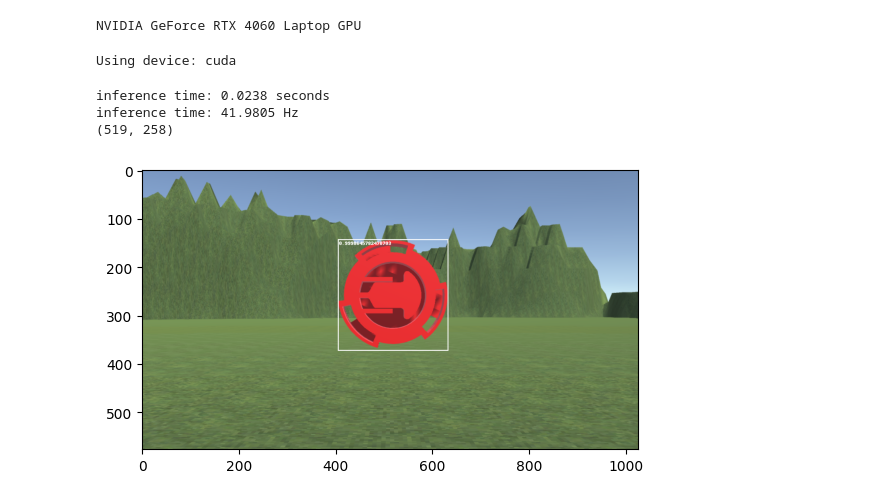
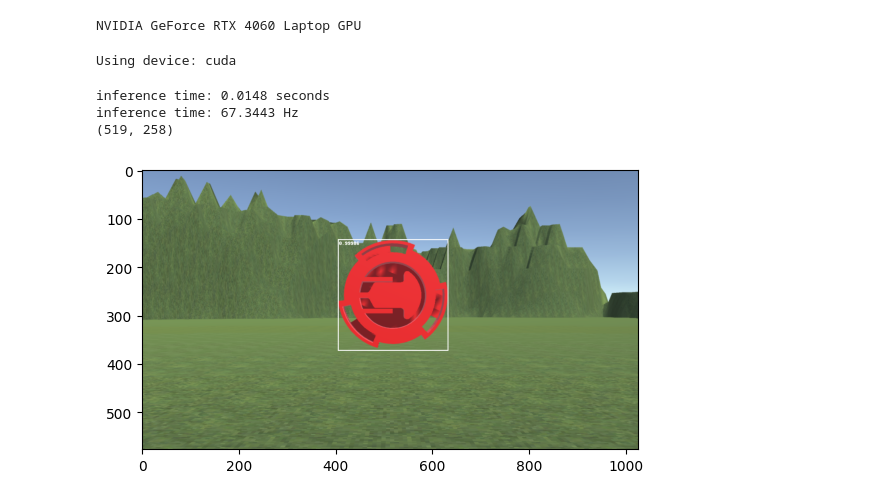
Before and after one commit to keenanbuckley/RealsenseFuelcap, a Jupyter notebook: Bounding_Box_Test.ipynb, the cells around one changed output. Cells and saved outputs as stored; diff of their text form; code cells hidden in the pictures.

Commit message:
Create an API for the bounding box model

```diff
--- a/Bounding_Box_Test.ipynb
+++ b/Bounding_Box_Test.ipynb
@@ -12,20 +12,13 @@ from torchvision.io import read_image
-# %%
-transform = FasterRCNN_MobileNet_V3_Large_FPN_Weights.COCO_V1.transforms()
-
-MODEL_PATH = "./models/bbox_net_trained.pth"
-
-image_dir = './data/color'
-
-model = torch.load(MODEL_PATH, map_location=torch.device('cpu'))
-device = torch.device('cuda' if torch.cuda.is_available() else 'cpu')
-#device = 'cpu'
-print(f"Using device: {device}")
-if str(device) == 'cuda':
-    model.cuda()
-else:
-    model.cpu()
-# %% [output]
-Using device: cuda
+# %%
+MODEL_PATH = "./models/bbox_net_trained.pth"
+
+image_dir = './data/color'
+
+model = BBoxModel(MODEL_PATH)
+
+print(f"Using device: {model.device}")
+# %% [output]
+Using device: cuda
 # %%
 def imshow(img):
     npimg = img.numpy()
@@ -34,46 +27,36 @@ def imshow(img):
 # %%
 import time
 from torchvision.utils import draw_bounding_boxes
 from torchvision.transforms.functional import to_pil_image
 
-# set model into prediction mode
-model.eval()
-
 # load a test image
 img = read_image('./data/test_img.png')
-img = transform(img)
 
 # send image to gpu and make prediction
 tic = time.perf_counter()
-img = img.to(device)
-prediction = model([img])[0]
+bbox, score = model.find_bbox(img)
 toc = time.perf_counter()
 print(f'inference time: {(toc-tic):0.4f} seconds')
 print(f'inference time: {1/(toc-tic):0.4f} Hz')
 
-# extract prediction data
-boxes = prediction["boxes"]
-labels = [str(int(x)) for x in prediction["labels"]]
-scores = [str(float(x)) for x in prediction["scores"]]
-
 # print depth at bounding box center
-bbox_center = (int((boxes[0][2] + boxes[0][0])/2), int((boxes[0][3] + boxes[0][1])/2))
+bbox_center = (int((bbox[2] + bbox[0])/2), int((bbox[3] + bbox[1])/2))
 print(bbox_center)
 
-# make image displayable
-img = (img*255).type(torch.uint8)
+# prepare data for draw function
+boxes = torch.unsqueeze(bbox, 0)
+scores = [f'{float(score):.5f}']
 
 # draw bounding box on image and display
 box = draw_bounding_boxes(img, boxes=boxes,
                           labels=scores,
                           colors="white",
-                          #font='/usr/share/fonts/truetype/roboto-slab/RobotoSlab-Regular.ttf',
-                          width=2, font_size=16)
+                          width=2)
 imshow(box)
 im = to_pil_image(box.detach())
-im.save('./image.png', 'PNG')
+im.save('./data/test_image_result.png', 'PNG')
 # %% [output]
-inference time: 0.0238 seconds
-inference time: 41.9805 Hz
+inference time: 0.0148 seconds
+inference time: 67.3443 Hz
 (519, 258)
-[figure, old version]
+[figure, new version]
```
Also changed, not shown: parts of 1 cell of this notebook, 5 other files.
